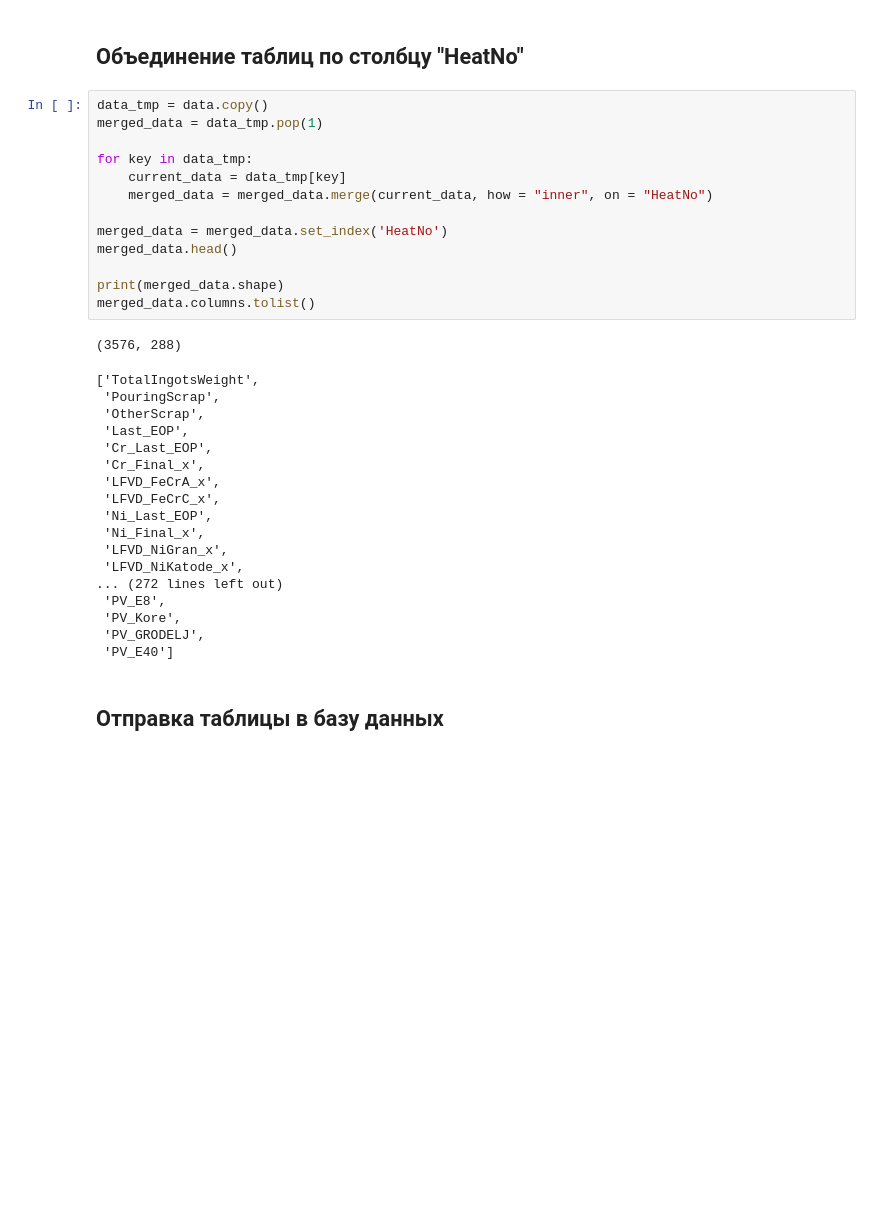
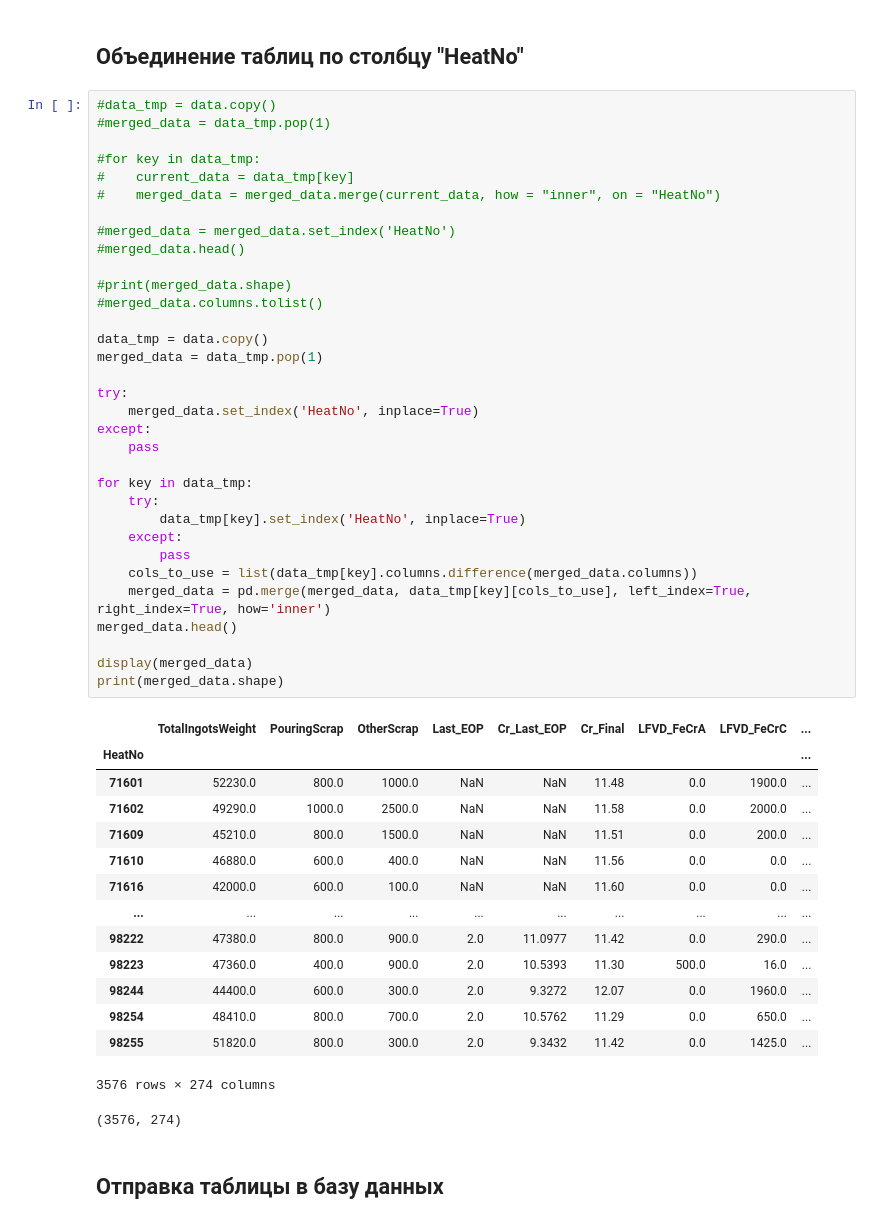
Before and after one commit to AlexSmirno/Learning, a Jupyter notebook: 6 Семестр/Системы реального времени/practice_1.ipynb, the cells around one changed output. Saved outputs shown, nothing was run; the diff lists cells and outputs as text; blank space fills up the shorter version.

```diff
--- a/6 Семестр/Системы реального времени/practice_1.ipynb
+++ b/6 Семестр/Системы реального времени/practice_1.ipynb
@@ -181,37 +181,54 @@ data[2] = data_2_tmp
 # %% [markdown]
 ## Объединение таблиц по столбцу "HeatNo"
 # %%
+#data_tmp = data.copy()
+#merged_data = data_tmp.pop(1)
+
+#for key in data_tmp:
+#    current_data = data_tmp[key]
+#    merged_data = merged_data.merge(current_data, how = "inner", on = "HeatNo")
+
+#merged_data = merged_data.set_index('HeatNo')
+#merged_data.head()
+
+#print(merged_data.shape)
+#merged_data.columns.tolist()
+
 data_tmp = data.copy()
 merged_data = data_tmp.pop(1)
 
+try:
+    merged_data.set_index('HeatNo', inplace=True)
+except:
+    pass
+
 for key in data_tmp:
-    current_data = data_tmp[key]
-    merged_data = merged_data.merge(current_data, how = "inner", on = "HeatNo")
-
-merged_data = merged_data.set_index('HeatNo')
+    try:
+        data_tmp[key].set_index('HeatNo', inplace=True)
+    except:
+        pass
+    cols_to_use = list(data_tmp[key].columns.difference(merged_data.columns))
+    merged_data = pd.merge(merged_data, data_tmp[key][cols_to_use], left_index=True, right_index=True, how='inner')
 merged_data.head()
 
+display(merged_data)
 print(merged_data.shape)
-merged_data.columns.tolist()
 # %% [output]
+|  | TotalIngotsWeight | PouringScrap | OtherScrap | Last_EOP | Cr_Last_EOP | Cr_Final | LFVD_FeCrA | LFVD_FeCrC | ... |
+| HeatNo |  |  |  |  |  |  |  |  | ... |
+| 71601 | 52230.0 | 800.0 | 1000.0 | NaN | NaN | 11.48 | 0.0 | 1900.0 | ... |
+| 71602 | 49290.0 | 1000.0 | 2500.0 | NaN | NaN | 11.58 | 0.0 | 2000.0 | ... |
+| 71609 | 45210.0 | 800.0 | 1500.0 | NaN | NaN | 11.51 | 0.0 | 200.0 | ... |
+| 71610 | 46880.0 | 600.0 | 400.0 | NaN | NaN | 11.56 | 0.0 | 0.0 | ... |
+| 71616 | 42000.0 | 600.0 | 100.0 | NaN | NaN | 11.60 | 0.0 | 0.0 | ... |
+| ... | ... | ... | ... | ... | ... | ... | ... | ... | ... |
+| 98222 | 47380.0 | 800.0 | 900.0 | 2.0 | 11.0977 | 11.42 | 0.0 | 290.0 | ... |
+| 98223 | 47360.0 | 400.0 | 900.0 | 2.0 | 10.5393 | 11.30 | 500.0 | 16.0 | ... |
+| 98244 | 44400.0 | 600.0 | 300.0 | 2.0 | 9.3272 | 12.07 | 0.0 | 1960.0 | ... |
+| 98254 | 48410.0 | 800.0 | 700.0 | 2.0 | 10.5762 | 11.29 | 0.0 | 650.0 | ... |
+| 98255 | 51820.0 | 800.0 | 300.0 | 2.0 | 9.3432 | 11.42 | 0.0 | 1425.0 | ... |
-(3576, 288)
+3576 rows × 274 columns
-['TotalIngotsWeight',
- 'PouringScrap',
- 'OtherScrap',
- 'Last_EOP',
- 'Cr_Last_EOP',
- 'Cr_Final_x',
- 'LFVD_FeCrA_x',
- 'LFVD_FeCrC_x',
- 'Ni_Last_EOP',
- 'Ni_Final_x',
- 'LFVD_NiGran_x',
- 'LFVD_NiKatode_x',
-... (272 lines left out)
- 'PV_E8',
- 'PV_Kore',
- 'PV_GRODELJ',
- 'PV_E40']
+(3576, 274)
 # %% [markdown]
 ## Отправка таблицы в базу данных
 # %%
```
Also changed, not shown: parts of 7 cells of this notebook, 2 other files.
